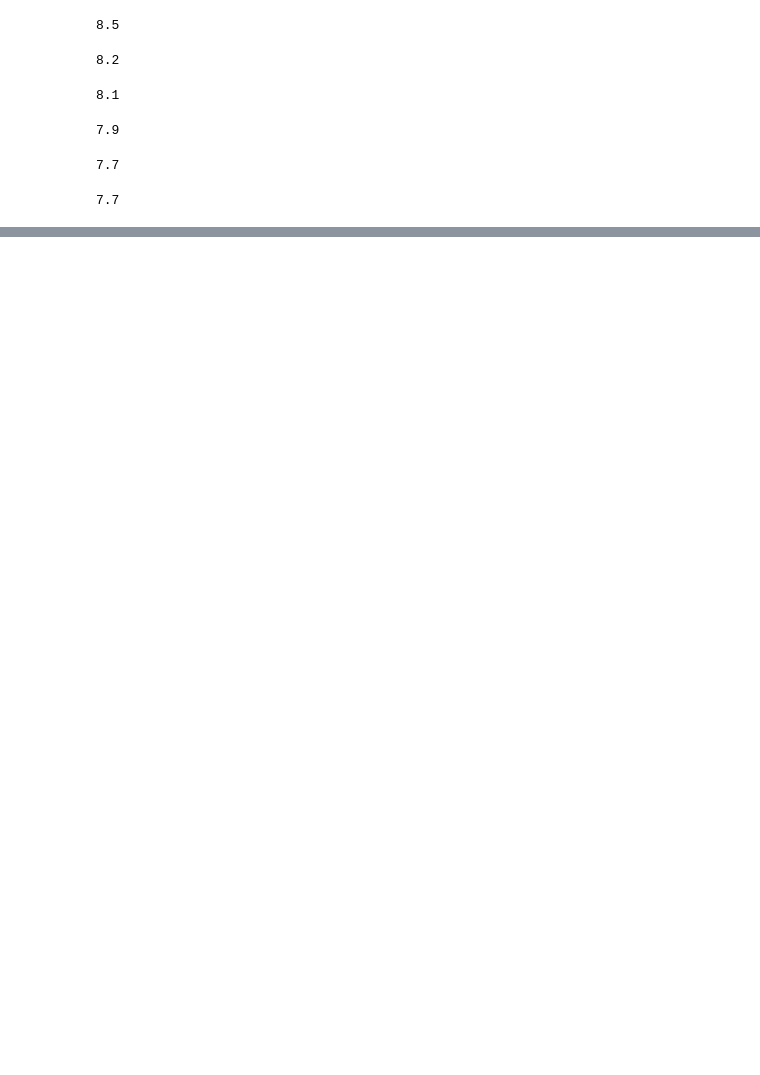
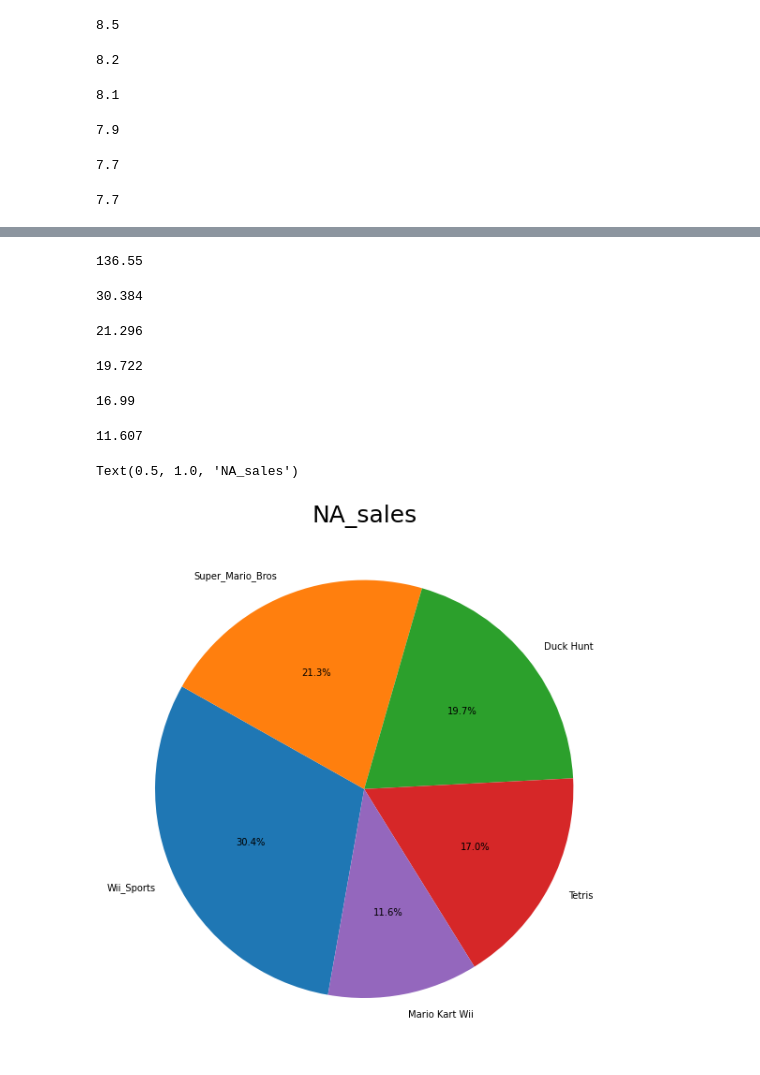
Before and after one commit to JunilMin/sec1_project, a Jupyter notebook: ai06_sec1_project_민준일.ipynb, the cells around one changed output, grey strips where cells are left out. Drawn from its saved outputs; the diff is of its cells as text; code cells hidden in the pictures; blank space fills up the shorter version.

```diff
--- a/ai06_sec1_project_민준일.ipynb
+++ b/ai06_sec1_project_민준일.ipynb
@@ -377,0 +390,34 @@ plt.show()
+# %%
+round(41.49 + 29.08 + 26.93 + 23.20 + 15.85, 3) ## 총합 -> 백분위 구하는 과정
+# %% [output]
+136.55
+# %%
+round(41.49 / 136.55 * 100, 3)
+# %% [output]
+30.384
+# %%
+round(29.08 / 136.55 * 100, 3)
+# %% [output]
+21.296
+# %%
+round(26.93 / 136.55 * 100, 3)
+# %% [output]
+19.722
+# %%
+round(23.20 / 136.55 * 100, 3)
+# %% [output]
+16.99
+# %%
+ round(15.85 / 136.55 * 100, 3)
+# %% [output]
+11.607
+# %%
+ratio1 = [30.384, 21.296, 19.722, 16.99, 11.607]
+labels = ['Wii_Sports', 'Super_Mario_Bros', 'Duck Hunt', 'Tetris',
+          'Mario Kart Wii']
+# %%
+plt.pie(ratio1, labels=labels, autopct='%.1f%%', startangle=260, counterclock=False)
+plt.title('NA_sales' , fontsize=25)
+# %% [output]
+Text(0.5, 1.0, 'NA_sales')
+[figure, added]
```
Also changed, not shown: parts of 28 cells of this notebook.
